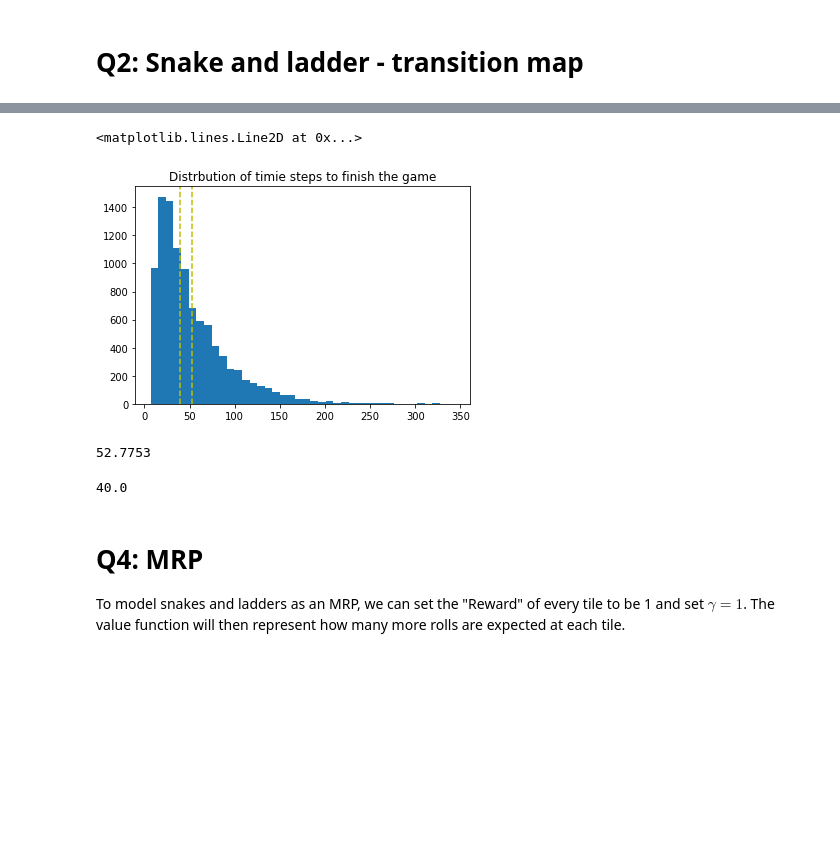
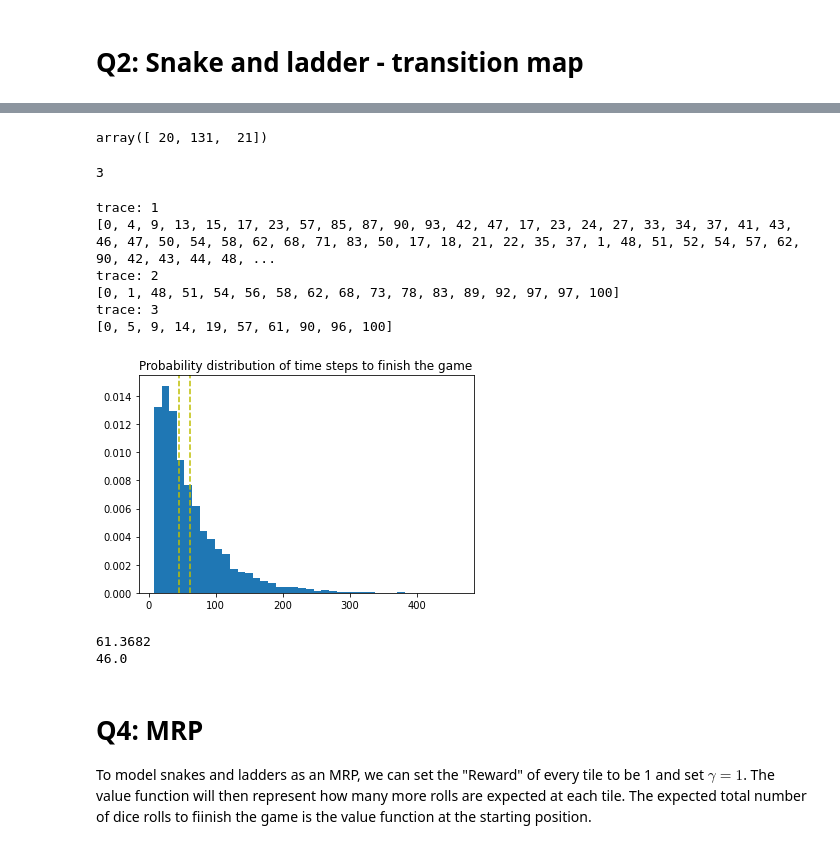
Before and after one commit to MLSI/RL-book, a Jupyter notebook: Assignment_2_MP_MRP/Assignment_2_MP_MRP.ipynb, the cells around one changed output, grey strips where cells are left out. Drawn from its saved outputs; the diff is of its cells as text; code cells hidden in the pictures; blank space fills up the shorter version.

```diff
--- a/Assignment_2_MP_MRP/Assignment_2_MP_MRP.ipynb
+++ b/Assignment_2_MP_MRP/Assignment_2_MP_MRP.ipynb
@@ -53,8 +53,14 @@ class SnakeLadder(FiniteMarkovProcess[PositionState]):
 
             # roll dice
             for dice_roll in range(1,self.dice_size+1):
+                # roll back towards the end of the game
                 if dice_roll+pos >100:
-                    j = 100-(dice_roll+pos-100)
+                    tmp_j = 100-(dice_roll+pos-100)
+                    # check if rolls back to a snake/ladder state
+                    if tmp_j in self.snake_ladders.keys():
+                        j = self.snake_ladders[tmp_j]
+                    else:
+                        j = tmp_j
                 elif dice_roll+pos in self.snake_ladders.keys():
                     j = self.snake_ladders[dice_roll+pos]
                 else:
@@ -137,0 +110,7 @@ for i in range(10000):
+# %%
+def mp_traces_count(
+    input_mp: SnakeLadder,
+    num_traces: int
+)->np.ndarray:
+    return np.hstack([
+        len([s for s in input_mp.simulate(Constant(PositionState(0)))]) for _ in range(num_traces)])
@@ -138,23 +124,46 @@ for i in range(10000):
+# %%
+#### test is the trace simulations are functioning as expected:
+mp_traces_count(sl_mp, 3)
+# %% [output]
+array([ 20, 131,  21])
+# %%
+len(mp_traces(sl_mp, 3))
+# %% [output]
+3
+# %%
+#### test check the simulated paths:
+t = mp_traces(sl_mp, 3)
+c=0
+for i in t:
+    print('trace: ' + str(c+1))
+    print(i)
+    c=c+1
+# %% [output]
+trace: 1
+[0, 4, 9, 13, 15, 17, 23, 57, 85, 87, 90, 93, 42, 47, 17, 23, 24, 27, 33, 34, 37, 41, 43, 46, 47, 50, 54, 58, 62, 68, 71, 83, 50, 17, 18, 21, 22, 35, 37, 1, 48, 51, 52, 54, 57, 62, 90, 42, 43, 44, 48, ...
+trace: 2
+[0, 1, 48, 51, 54, 56, 58, 62, 68, 73, 78, 83, 89, 92, 97, 97, 100]
+trace: 3
+[0, 5, 9, 14, 19, 57, 61, 90, 96, 100]
 # %%
-plt.hist(pathlengths,bins=40);
-plt.title('Distrbution of timie steps to finish the game');
-plt.axvline(np.mean(pathlengths), c='y',linestyle='--')
-plt.axvline(np.median(pathlengths), c='y',linestyle='--')
+sim_count = mp_traces_count(sl_mp, 10000)
+plt.hist(sim_count , density=True, bins=40)
+plt.title("Probability distribution of time steps to finish the game")
+plt.axvline(np.mean(sim_count ), c='y',linestyle='--')
+plt.axvline(np.median(sim_count ), c='y',linestyle='--')
+plt.show()
 # %% [output]
-<matplotlib.lines.Line2D at 0x...>
-[figure, old version]
+[figure, new version]
-# %%
-np.mean(pathlengths)
-# %% [output]
-52.7753
-# %%
-np.median(pathlengths)
-# %% [output]
-40.0
+# %%
+print(np.mean(sim_count ))
+print(np.median(sim_count ))
+# %% [output]
+61.3682
+46.0
 # %% [markdown]
 # Q4: MRP
 
-To model snakes and ladders as an MRP, we can set the "Reward" of every tile to be 1 and set $\gamma =1$. The value function will then represent how many more rolls are expected at each tile.
+To model snakes and ladders as an MRP, we can set the "Reward" of every tile to be 1 and set $\gamma =1$. The value function will then represent how many more rolls are expected at each tile. The expected total number of dice rolls to fiinish the game is the value function at the starting position.
 # %%
 from rl.markov_process import FiniteMarkovRewardProcess
 # %%
```
Also changed, not shown: parts of 28 cells of this notebook, 2 other files.
